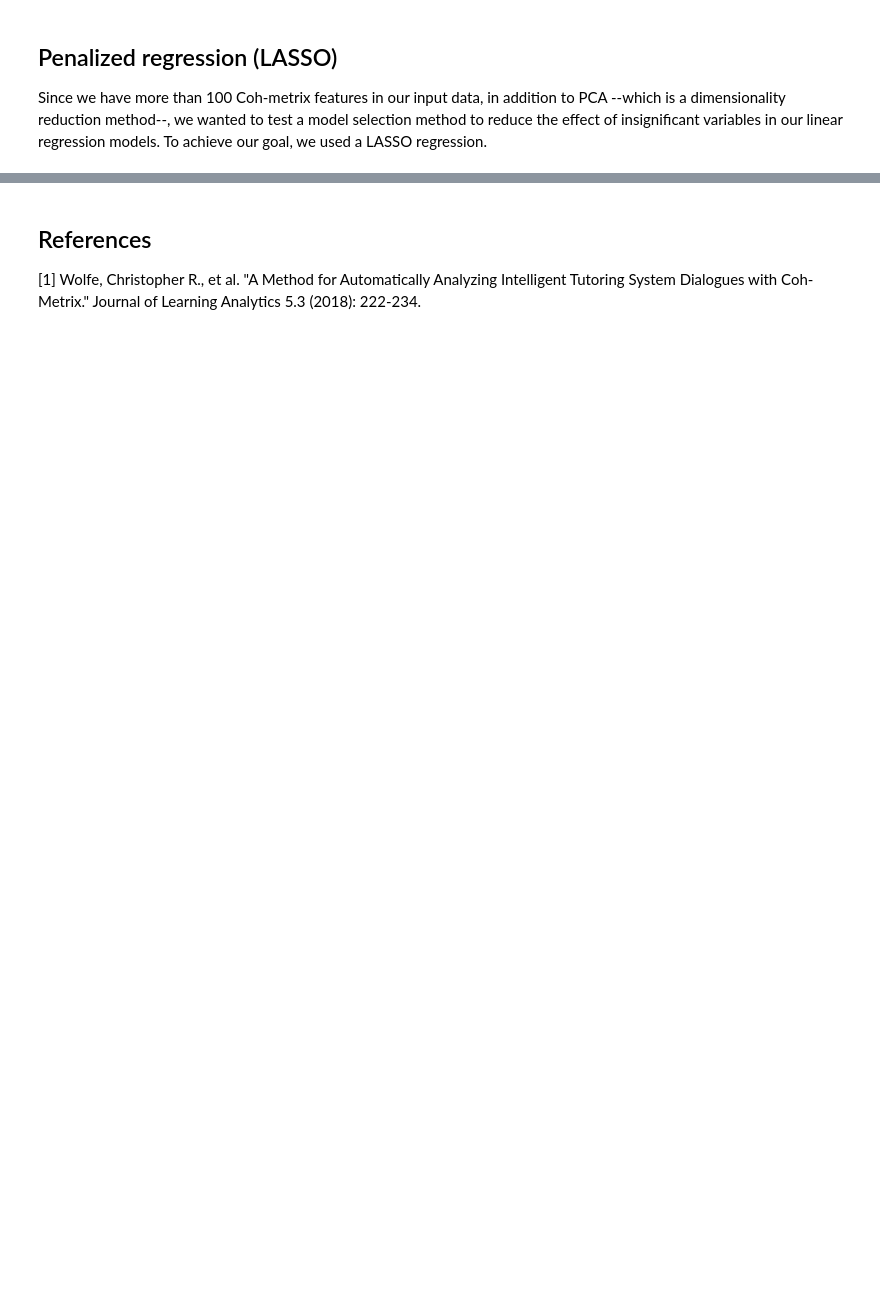
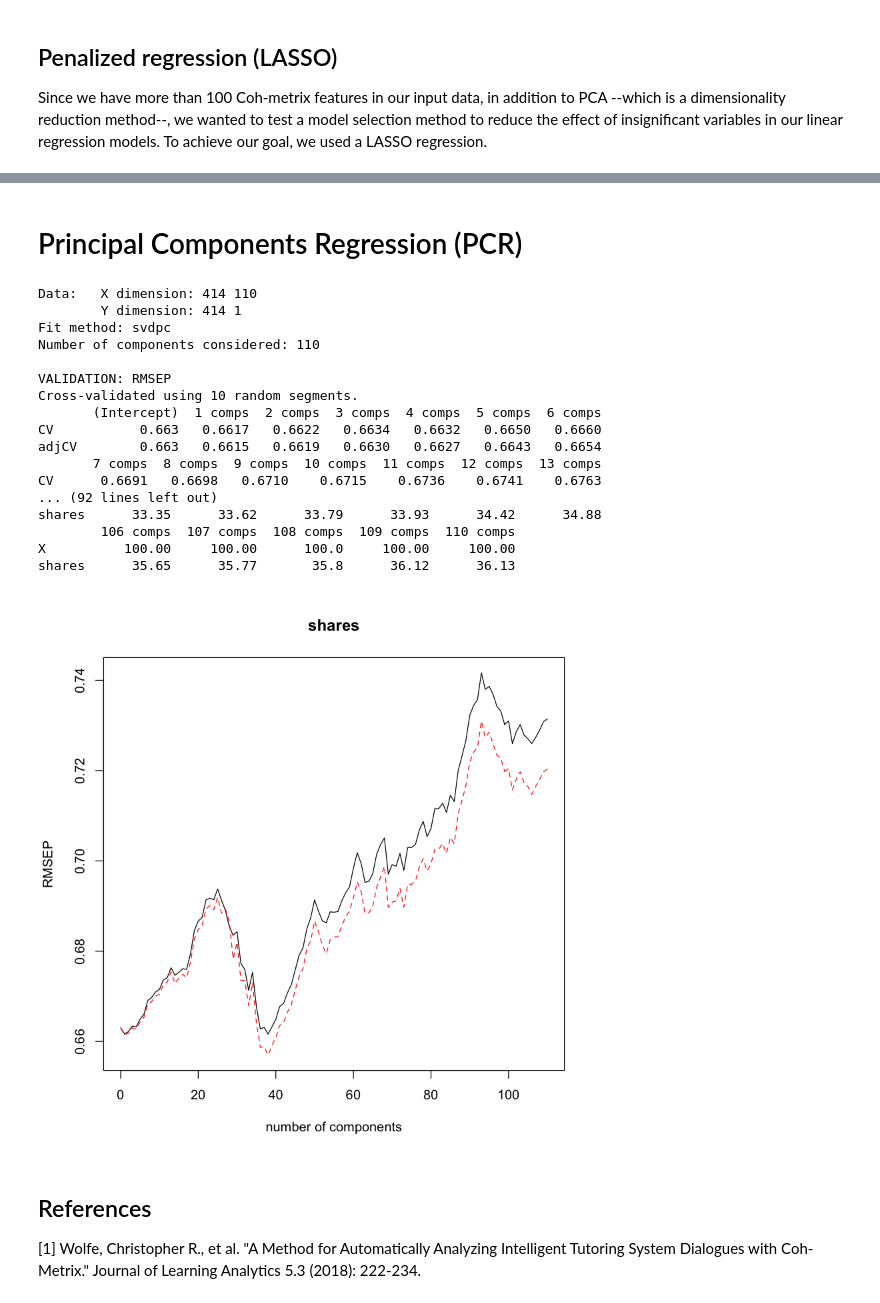
Before and after one commit to phosseini/SBP-BRiMS2019, a Jupyter notebook: regression_analysis.ipynb, the cells around one changed output, grey strips where cells are left out. Saved outputs shown, nothing was run; the diff lists cells and outputs as text; code cells hidden in the pictures; blank space fills up the shorter version.

```diff
--- a/regression_analysis.ipynb
+++ b/regression_analysis.ipynb
@@ -357,3 +367,35 @@ label        0.0480043436
+# %% [markdown]
+# Principal Components Regression (PCR)
+# %%
+require(pls)
+drops <- c("X__1", "id", "total_shares")
+x <- my_data[, !(names(my_data) %in% c(drops))]
+
+set.seed (1000)
+pcr_model <- pcr(shares ~ ., data = x, scale = TRUE, validation = "CV")
+summary(pcr_model)
+
+# Plot the root mean squared error
+validationplot(pcr_model)
+# %% [output]
+Data:   X dimension: 414 110
+        Y dimension: 414 1
+Fit method: svdpc
+Number of components considered: 110
+
+VALIDATION: RMSEP
+Cross-validated using 10 random segments.
+       (Intercept)  1 comps  2 comps  3 comps  4 comps  5 comps  6 comps
+CV           0.663   0.6617   0.6622   0.6634   0.6632   0.6650   0.6660
+adjCV        0.663   0.6615   0.6619   0.6630   0.6627   0.6643   0.6654
+       7 comps  8 comps  9 comps  10 comps  11 comps  12 comps  13 comps
+CV      0.6691   0.6698   0.6710    0.6715    0.6736    0.6741    0.6763
+... (92 lines left out)
+shares      33.35      33.62      33.79      33.93      34.42      34.88
+        106 comps  107 comps  108 comps  109 comps  110 comps
+X          100.00     100.00      100.0     100.00     100.00
+shares      35.65      35.77       35.8      36.12      36.13
+[figure, added]
 # %% [markdown]
 ## References
 [1] Wolfe, Christopher R., et al. "A Method for Automatically Analyzing Intelligent Tutoring System Dialogues with Coh-Metrix." Journal of Learning Analytics 5.3 (2018): 222-234.
```
Also changed, not shown: parts of 8 cells of this notebook, 2 other files.
